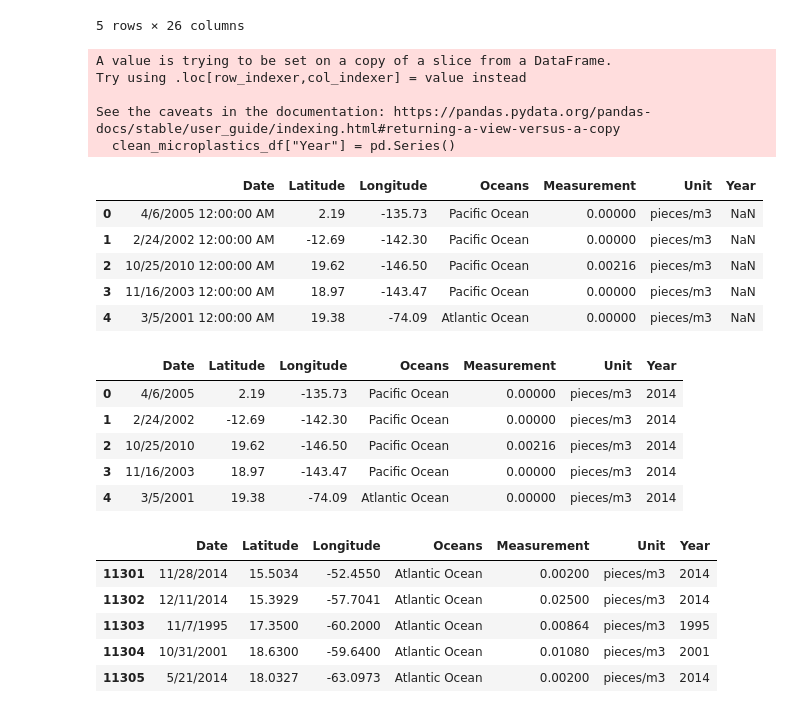
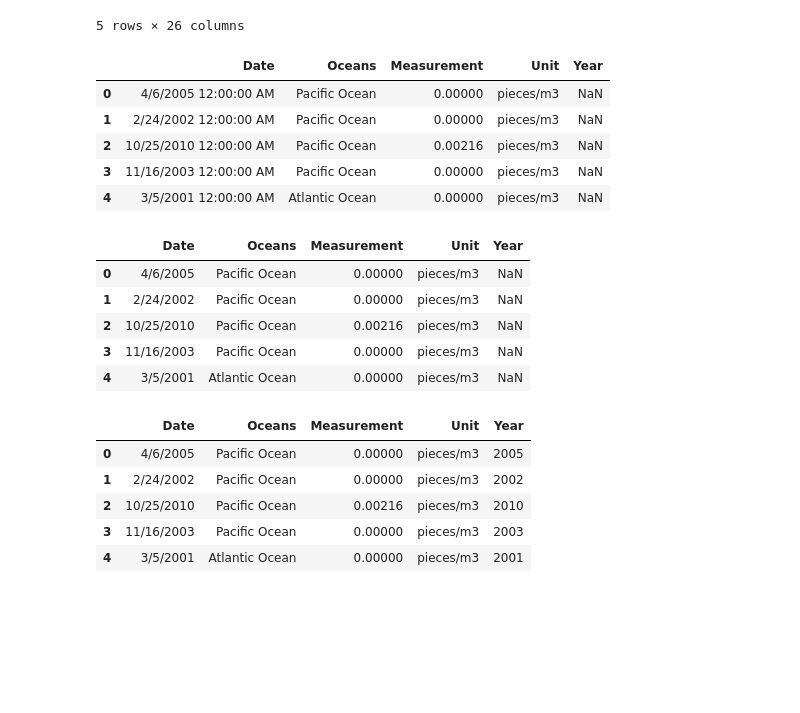
Before and after one commit to emalaki/Project-1, a Jupyter notebook: aa-notebook.ipynb, the cells around one changed output. Cells and saved outputs as stored; diff of their text form; code cells hidden in the pictures; blank space fills up the shorter version.

```diff
--- a/aa-notebook.ipynb
+++ b/aa-notebook.ipynb
@@ -26,45 +26,41 @@ microplastics_csv.head()
 5 rows × 26 columns
 # %%
 #taking columns we need
-clean_microplastics_df = microplastics_csv[["Date","Latitude","Longitude","Oceans","Measurement","Unit",]]
+clean_microplastics_df = microplastics_csv[["Date","Oceans","Measurement","Unit",]]
 clean_microplastics_df["Year"] = pd.Series()
 clean_microplastics_df.head()
 # %% [output]
-A value is trying to be set on a copy of a slice from a DataFrame.
-Try using .loc[row_indexer,col_indexer] = value instead
-
-See the caveats in the documentation: https://pandas.pydata.org/pandas-docs/stable/user_guide/indexing.html#returning-a-view-versus-a-copy
-  clean_microplastics_df["Year"] = pd.Series()
-|  | Date | Latitude | Longitude | Oceans | Measurement | Unit | Year |
-| 0 | 4/6/2005 12:00:00 AM | 2.19 | -135.73 | Pacific Ocean | 0.00000 | pieces/m3 | NaN |
-| 1 | 2/24/2002 12:00:00 AM | -12.69 | -142.30 | Pacific Ocean | 0.00000 | pieces/m3 | NaN |
-| 2 | 10/25/2010 12:00:00 AM | 19.62 | -146.50 | Pacific Ocean | 0.00216 | pieces/m3 | NaN |
-| 3 | 11/16/2003 12:00:00 AM | 18.97 | -143.47 | Pacific Ocean | 0.00000 | pieces/m3 | NaN |
-| 4 | 3/5/2001 12:00:00 AM | 19.38 | -74.09 | Atlantic Ocean | 0.00000 | pieces/m3 | NaN |
+|  | Date | Oceans | Measurement | Unit | Year |
+| 0 | 4/6/2005 12:00:00 AM | Pacific Ocean | 0.00000 | pieces/m3 | NaN |
+| 1 | 2/24/2002 12:00:00 AM | Pacific Ocean | 0.00000 | pieces/m3 | NaN |
+| 2 | 10/25/2010 12:00:00 AM | Pacific Ocean | 0.00216 | pieces/m3 | NaN |
+| 3 | 11/16/2003 12:00:00 AM | Pacific Ocean | 0.00000 | pieces/m3 | NaN |
+| 4 | 3/5/2001 12:00:00 AM | Atlantic Ocean | 0.00000 | pieces/m3 | NaN |
 # %%
-#cleaning time column
+#cleaning date column
 for i in range(len(clean_microplastics_df["Date"])):
     date_time = clean_microplastics_df.loc[i,"Date"]
     date = date_time.split(" ")[0]
     clean_microplastics_df.loc[i,"Date"]=date
 clean_microplastics_df.head()
 # %% [output]
-|  | Date | Latitude | Longitude | Oceans | Measurement | Unit | Year |
-| 0 | 4/6/2005 | 2.19 | -135.73 | Pacific Ocean | 0.00000 | pieces/m3 | 2014 |
-| 1 | 2/24/2002 | -12.69 | -142.30 | Pacific Ocean | 0.00000 | pieces/m3 | 2014 |
-| 2 | 10/25/2010 | 19.62 | -146.50 | Pacific Ocean | 0.00216 | pieces/m3 | 2014 |
-| 3 | 11/16/2003 | 18.97 | -143.47 | Pacific Ocean | 0.00000 | pieces/m3 | 2014 |
-| 4 | 3/5/2001 | 19.38 | -74.09 | Atlantic Ocean | 0.00000 | pieces/m3 | 2014 |
+|  | Date | Oceans | Measurement | Unit | Year |
+| 0 | 4/6/2005 | Pacific Ocean | 0.00000 | pieces/m3 | NaN |
+| 1 | 2/24/2002 | Pacific Ocean | 0.00000 | pieces/m3 | NaN |
+| 2 | 10/25/2010 | Pacific Ocean | 0.00216 | pieces/m3 | NaN |
+| 3 | 11/16/2003 | Pacific Ocean | 0.00000 | pieces/m3 | NaN |
+| 4 | 3/5/2001 | Atlantic Ocean | 0.00000 | pieces/m3 | NaN |
 # %%
+#isolates year from date column
 for x in range(len(clean_microplastics_df["Year"])):
     year_time = clean_microplastics_df.loc[x,"Date"]
     year = year_time.split("/")[2]
     clean_microplastics_df.loc[x,"Year"]=year
-clean_microplastics_df.tail()
+clean_microplastics_df.head()
 # %% [output]
-|  | Date | Latitude | Longitude | Oceans | Measurement | Unit | Year |
-| 11301 | 11/28/2014 | 15.5034 | -52.4550 | Atlantic Ocean | 0.00200 | pieces/m3 | 2014 |
-| 11302 | 12/11/2014 | 15.3929 | -57.7041 | Atlantic Ocean | 0.02500 | pieces/m3 | 2014 |
-| 11303 | 11/7/1995 | 17.3500 | -60.2000 | Atlantic Ocean | 0.00864 | pieces/m3 | 1995 |
-| 11304 | 10/31/2001 | 18.6300 | -59.6400 | Atlantic Ocean | 0.01080 | pieces/m3 | 2001 |
-| 11305 | 5/21/2014 | 18.0327 | -63.0973 | Atlantic Ocean | 0.00200 | pieces/m3 | 2014 |
+|  | Date | Oceans | Measurement | Unit | Year |
+| 0 | 4/6/2005 | Pacific Ocean | 0.00000 | pieces/m3 | 2005 |
+| 1 | 2/24/2002 | Pacific Ocean | 0.00000 | pieces/m3 | 2002 |
+| 2 | 10/25/2010 | Pacific Ocean | 0.00216 | pieces/m3 | 2010 |
+| 3 | 11/16/2003 | Pacific Ocean | 0.00000 | pieces/m3 | 2003 |
+| 4 | 3/5/2001 | Atlantic Ocean | 0.00000 | pieces/m3 | 2001 |
```
Also changed, not shown: parts of 6 cells of this notebook, 2 other files.
